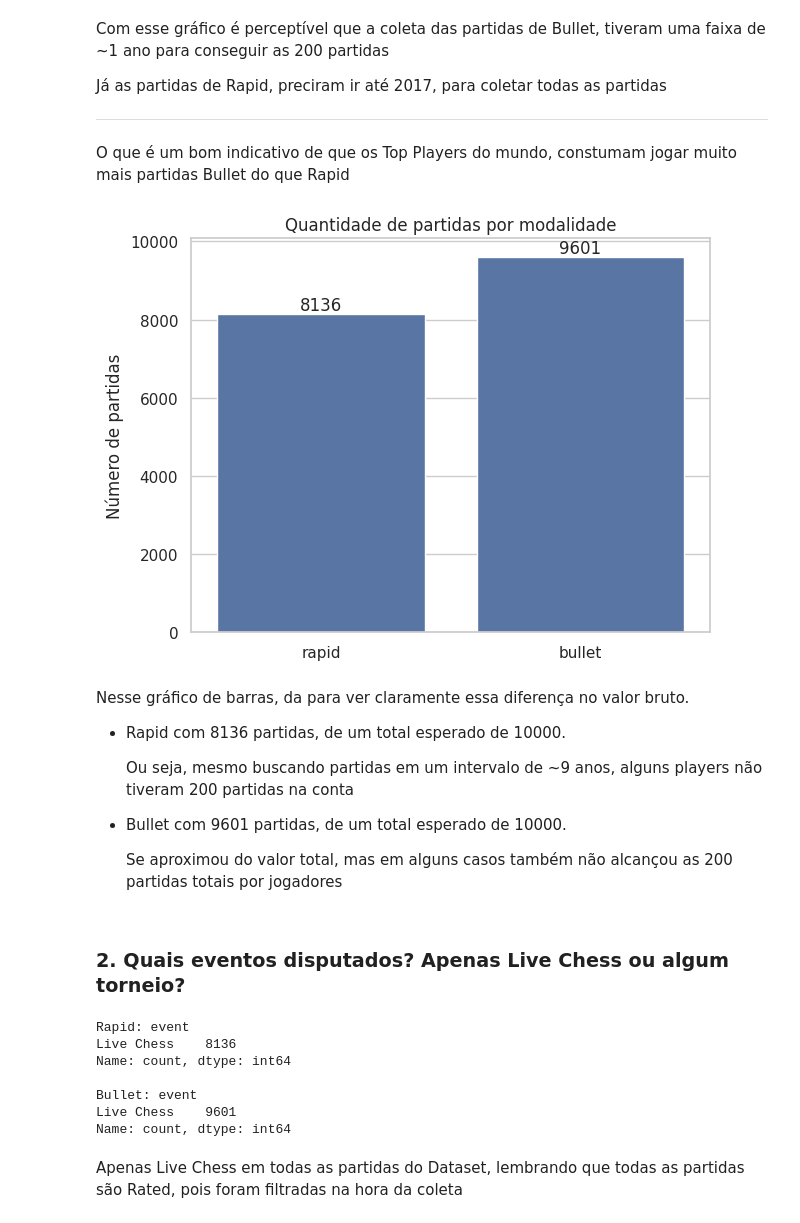
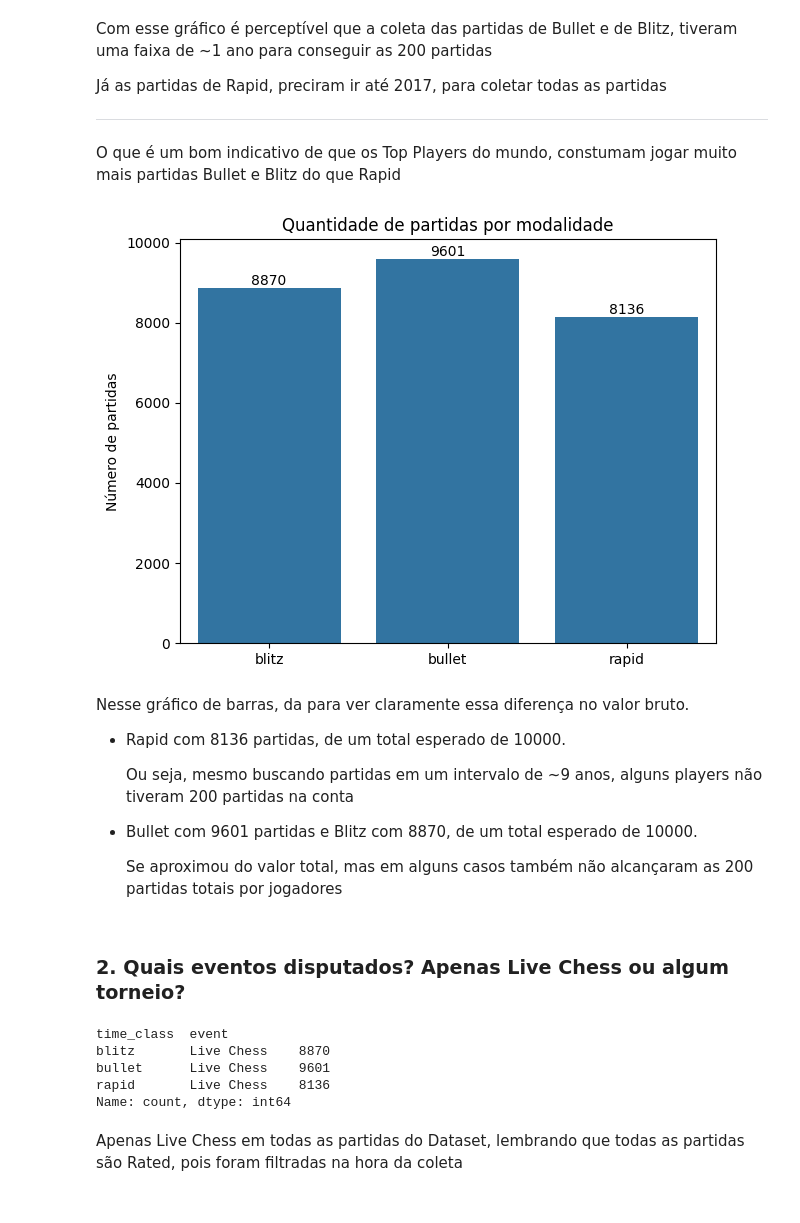
Before and after one commit to Pedrosmn/chess-ml, a Jupyter notebook: notebooks/03_eda.ipynb, the cells around one changed output. Cells and saved outputs as stored; diff of their text form; code cells hidden in the pictures.

Commit message:
Adição das partidas Blitz dos TOP 50 do Ranking

```diff
--- a/notebooks/03_eda.ipynb
+++ b/notebooks/03_eda.ipynb
@@ -5,4 +8,7 @@ import seaborn as sns
 # %%
 rapid = pd.read_parquet('../data/processed/rapid/top_50_rapid.parquet')
 bullet = pd.read_parquet('../data/processed/bullet/top_50_bullet.parquet')
+blitz = pd.read_parquet('../data/processed/blitz/top_50_blitz.parquet')
+
+df = pd.concat([bullet, blitz, rapid], ignore_index=True)
 # %% [markdown]
@@ -57,39 +55,38 @@ plt.show()
 # %% [markdown]
-Com esse gráfico é perceptível que a coleta das partidas de Bullet, tiveram uma faixa de ~1 ano para conseguir as 200 partidas
+Com esse gráfico é perceptível que a coleta das partidas de Bullet e de Blitz, tiveram uma faixa de ~1 ano para conseguir as 200 partidas
 
 Já as partidas de Rapid, preciram ir até 2017, para coletar todas as partidas
 
 ---
 
-O que é um bom indicativo de que os Top Players do mundo, constumam jogar muito mais partidas Bullet do que Rapid
+O que é um bom indicativo de que os Top Players do mundo, constumam jogar muito mais partidas Bullet e Blitz do que Rapid
 # %%
 # DF temporário para a contagem das partidas
-df_contagem = pd.DataFrame(
-    {
-        "tipo": ["rapid", "bullet"],
-        "qtde_partidas": [len(rapid), len(bullet)]
-    }
+df_count = (
+    df.groupby("time_class")["time_class"]
+      .count()
+      .reset_index(name="match_count")
 )
 
 # Criar figura
 ax = sns.barplot(
-    data=df_contagem,
-    x="tipo",
-    y="qtde_partidas"
+    data=df_count,
+    x="time_class",
+    y="match_count"
 )
 
 ax.set_title("Quantidade de partidas por modalidade")
 ax.set_xlabel("")
 ax.set_ylabel("Número de partidas")
 
 # Mostrar o valor acima de cada barra
 for container in ax.containers:
     ax.bar_label(container, fmt="%d")
 
 plt.tight_layout()
 plt.show()
 # %% [output]
-[figure, old version]
+[figure, new version]
 # %% [markdown]
 Nesse gráfico de barras, da para ver claramente essa diferença no valor bruto.
 
@@ -97,26 +94,21 @@ Nesse gráfico de barras, da para ver claramente essa diferença no valor bruto.
 
     Ou seja, mesmo buscando partidas em um intervalo de ~9 anos, alguns players não tiveram 200 partidas na conta
 
-- Bullet com 9601 partidas, de um total esperado de 10000.
+- Bullet com 9601 partidas e Blitz com 8870, de um total esperado de 10000.
 
-    Se aproximou do valor total, mas em alguns casos também não alcançou as 200 partidas totais por jogadores
+    Se aproximou do valor total, mas em alguns casos também não alcançaram as 200 partidas totais por jogadores
 # %% [markdown]
 ### 2. Quais eventos disputados? Apenas Live Chess ou algum torneio?
 # %%
 # Extrair o nome do evento com um regex dos valores do pgn
-rapid["event"] = rapid["pgn"].str.extract(r'\[Event\s+"([^"]+)"\]')
-bullet["event"] = bullet["pgn"].str.extract(r'\[Event\s+"([^"]+)"\]')
+df["event"] = df["pgn"].str.extract(r'\[Event\s+"([^"]+)"\]')
+df.groupby("time_class")["event"].value_counts()
+# %% [output]
+time_class  event
+blitz       Live Chess    8870
+bullet      Live Chess    9601
+rapid       Live Chess    8136
+Name: count, dtype: int64
-# %%
-print(f"Rapid: {rapid["event"].value_counts()}\n")
-print(f"Bullet: {bullet["event"].value_counts()}")
-# %% [output]
-Rapid: event
-Live Chess    8136
-Name: count, dtype: int64
-
-Bullet: event
-Live Chess    9601
-Name: count, dtype: int64
 # %% [markdown]
 Apenas Live Chess em todas as partidas do Dataset, lembrando que todas as partidas são Rated, pois foram filtradas na hora da coleta
 # %% [markdown]
```
Also changed, not shown: parts of 8 cells of this notebook, 2 other files.
